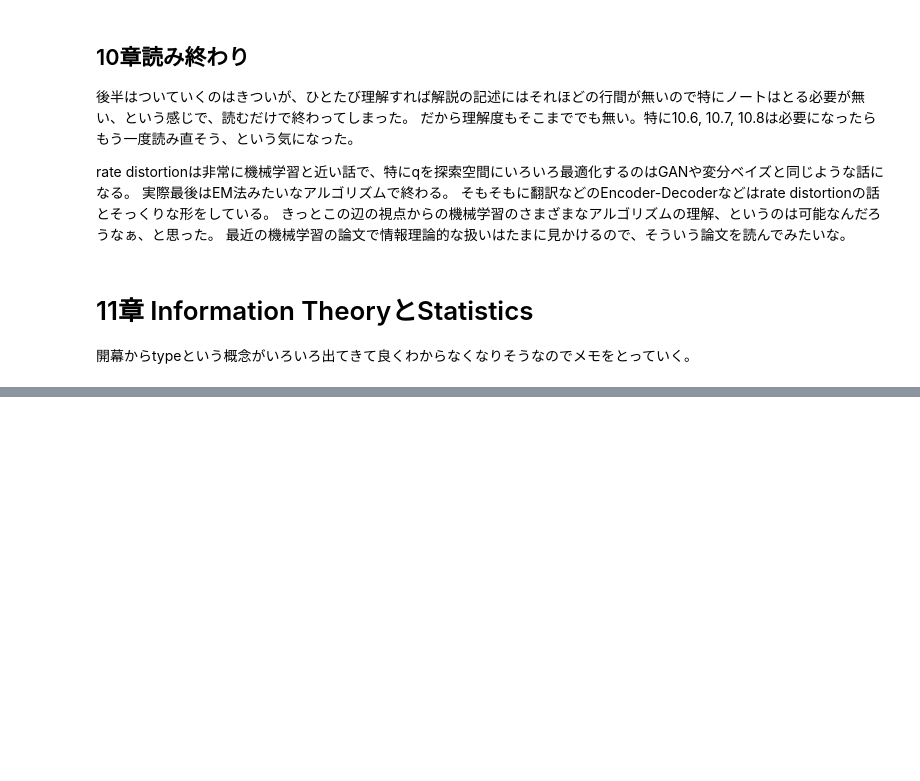
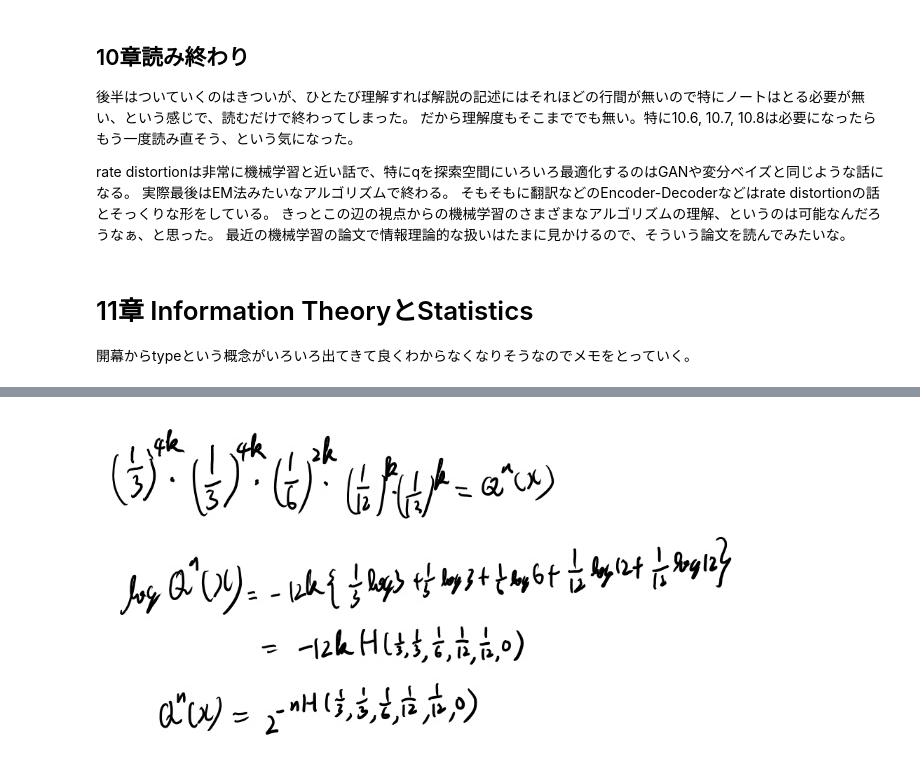
Before and after one commit to karino2/karino2.github.io, a Jupyter notebook: ipynb/2019-03-07-114649.ipynb, the cells around one changed output, grey strips where cells are left out. Cells and saved outputs as stored; diff of their text form; code cells hidden in the pictures; blank space fills up the shorter version.

```diff
--- a/ipynb/2019-03-07-114649.ipynb
+++ b/ipynb/2019-03-07-114649.ipynb
@@ -239,0 +320,4 @@ $$P \in \mathcal{P}_n$$に対し、
+# %%
+MeatPieImage()
+# %% [output]
+[figure, added]
```
Also changed, not shown: parts of 25 cells of this notebook.
